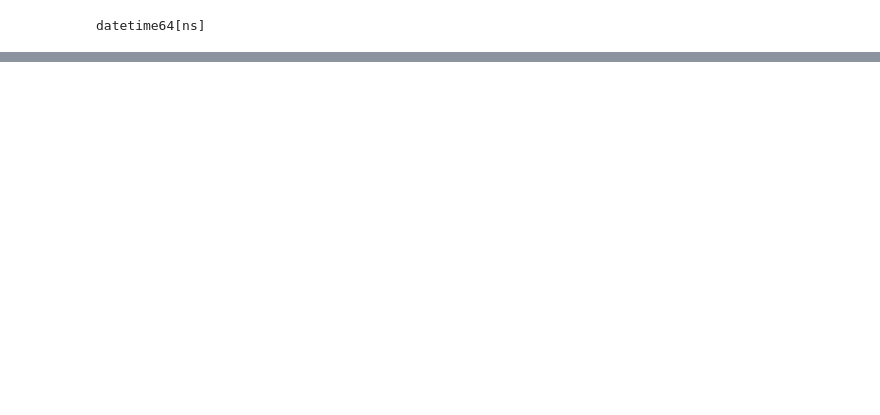
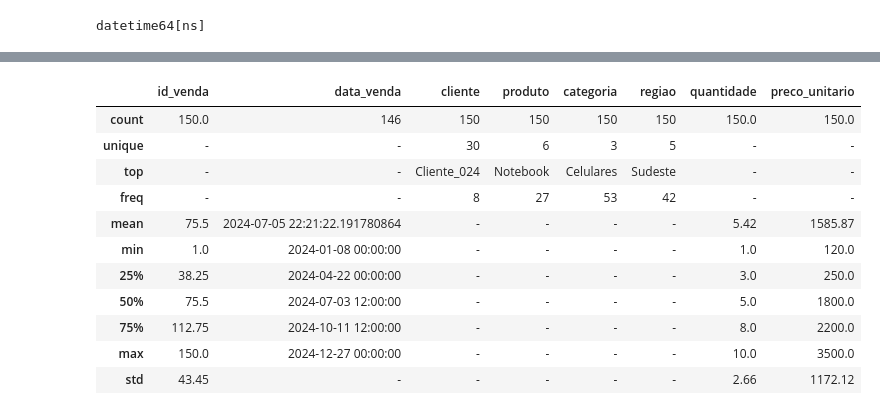
Before and after one commit to programagiovanni-code/dataview_projeto_sctec, a Jupyter notebook: notebooks/explorar_dados.ipynb, the cells around one changed output, grey strips where cells are left out. Saved outputs shown, nothing was run; the diff lists cells and outputs as text; code cells hidden in the pictures; blank space fills up the shorter version.

```diff
--- a/notebooks/explorar_dados.ipynb
+++ b/notebooks/explorar_dados.ipynb
@@ -159,3 +140,18 @@ Para ficar fácil de interpretar, nós dividimos esses indicadores em três grup
+# %%
+funcoes.resumo_estatistico(df_original)
+# %% [output]
+|  | id_venda | data_venda | cliente | produto | categoria | regiao | quantidade | preco_unitario |
+| count | 150.0 | 146 | 150 | 150 | 150 | 150 | 150.0 | 150.0 |
+| unique | - | - | 30 | 6 | 3 | 5 | - | - |
+| top | - | - | Cliente_024 | Notebook | Celulares | Sudeste | - | - |
+| freq | - | - | 8 | 27 | 53 | 42 | - | - |
+| mean | 75.5 | 2024-07-05 22:21:22.191780864 | - | - | - | - | 5.42 | 1585.87 |
+| min | 1.0 | 2024-01-08 00:00:00 | - | - | - | - | 1.0 | 120.0 |
+| 25% | 38.25 | 2024-04-22 00:00:00 | - | - | - | - | 3.0 | 250.0 |
+| 50% | 75.5 | 2024-07-03 12:00:00 | - | - | - | - | 5.0 | 1800.0 |
+| 75% | 112.75 | 2024-10-11 12:00:00 | - | - | - | - | 8.0 | 2200.0 |
+| max | 150.0 | 2024-12-27 00:00:00 | - | - | - | - | 10.0 | 3500.0 |
+| std | 43.45 | - | - | - | - | - | 2.66 | 1172.12 |
 # %%
 # Decisões: Classificação de cliente(quantidade x preco_unitario), Bronze até 9000, Prata até 17600, < Ouro
 funcoes.resumo_estatistico(df_original)
```
Also changed, not shown: parts of 13 cells of this notebook, 1 other file.
